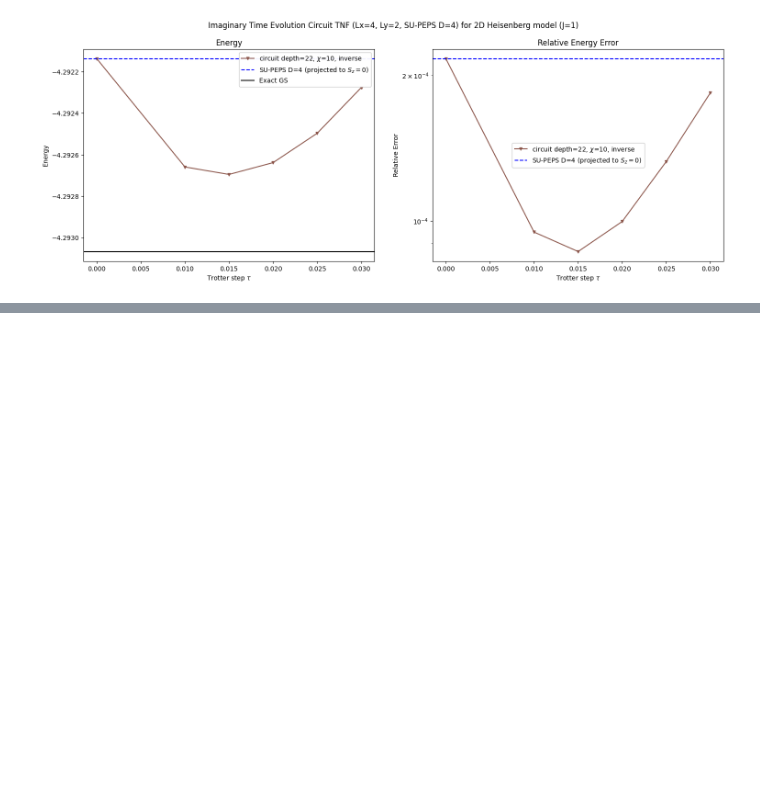
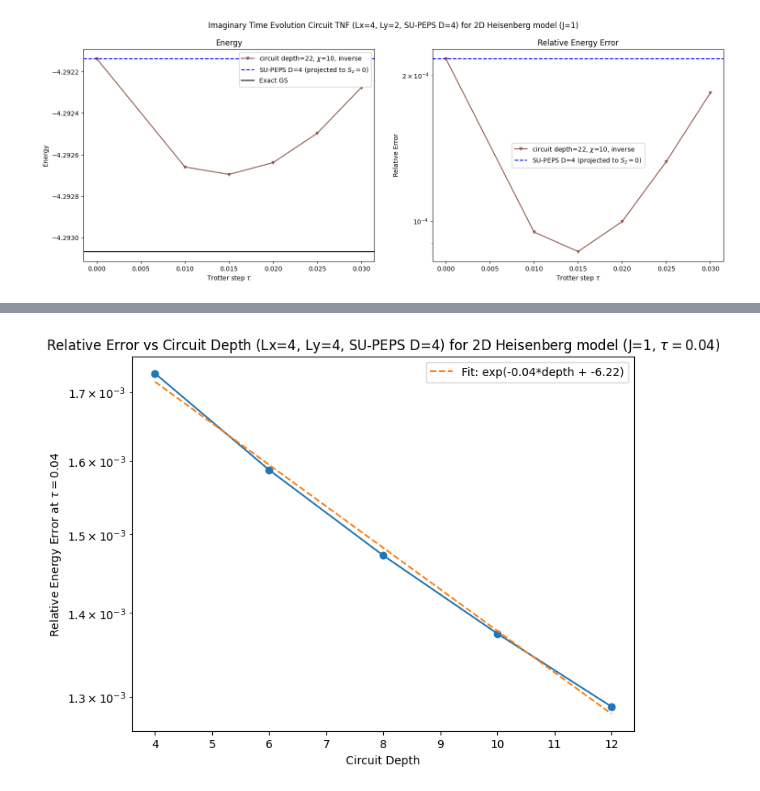
Before and after one commit to sjdu10/vmc_torch, a Jupyter notebook: vmc_torch/experiment/circuitTNF/plot2d.ipynb, the cells around one changed output, grey strips where cells are left out. Saved outputs shown, nothing was run; the diff lists cells and outputs as text; code cells hidden in the pictures; blank space fills up the shorter version.

```diff
--- a/vmc_torch/experiment/circuitTNF/plot2d.ipynb
+++ b/vmc_torch/experiment/circuitTNF/plot2d.ipynb
@@ -535,0 +572,16 @@ Unprojected SU state energy: 0.0
+# %%
+fig, ax = plt.subplots(figsize=(8,6))
+ax.set_yscale('log')
+ax.set_xlabel('Circuit Depth')
+ax.set_ylabel(r'Relative Energy Error at $\tau=0.04$')
+ax.plot(plot_depth_ls, rel_errs_ls, marker='o')
+# linear fit in log scale
+log_rel_errs_ls = np.log(rel_errs_ls)
+coeffs = np.polyfit(plot_depth_ls, log_rel_errs_ls, 1)
+fit_line = np.exp(np.polyval(coeffs, plot_depth_ls))
+ax.plot(plot_depth_ls, fit_line, linestyle='--', label=f'Fit: exp({coeffs[0]:.2f}*depth + {coeffs[1]:.2f})')
+ax.legend()
+plt.title(rf'Relative Error vs Circuit Depth (Lx={Lx}, Ly={Ly}, SU-PEPS D={D}) for 2D Heisenberg model (J=1, $\tau=0.04$)')
+plt.show()
+# %% [output]
+[figure, added]
```
Also changed, not shown: parts of 7 cells of this notebook, 9 other files.
